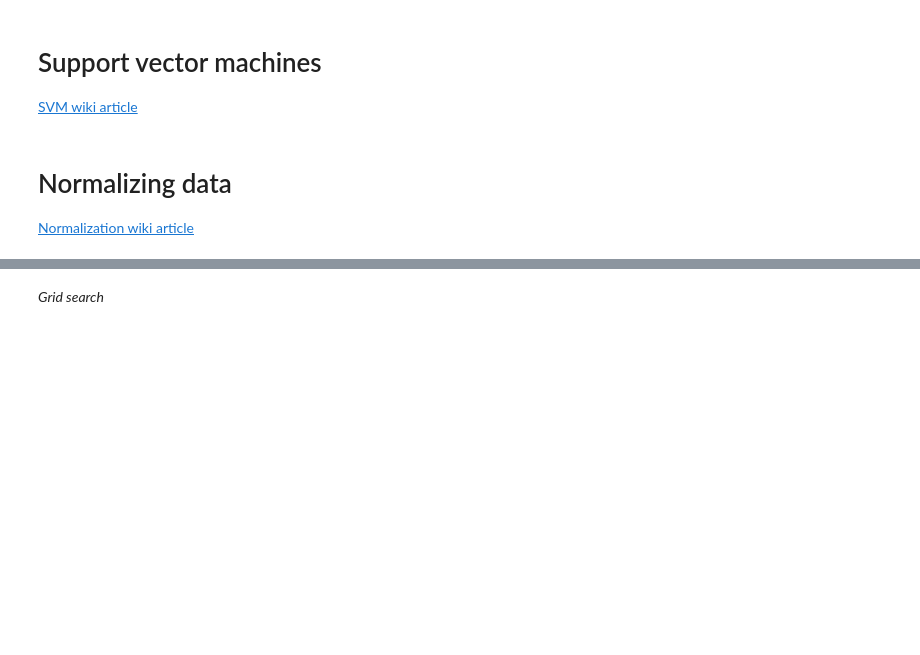
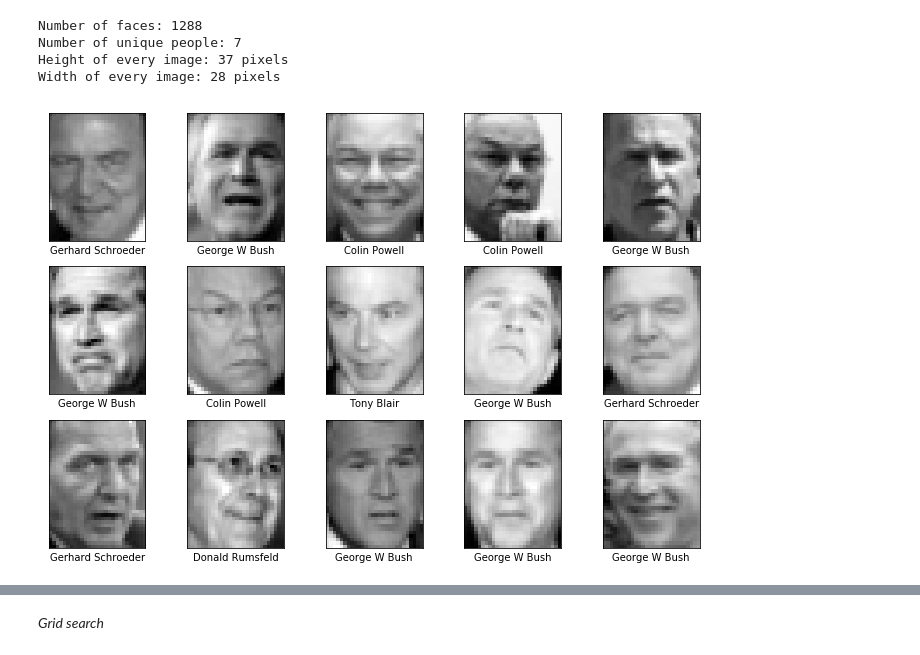
Before and after one commit to kernelmethod/Python-Data-Science-Workshop, a Jupyter notebook: 2. Intro to Machine Learning in Python with Scikit-learn.ipynb, the cells around one changed output, grey strips where cells are left out. Drawn from its saved outputs; the diff is of its cells as text; code cells hidden in the pictures; blank space fills up the shorter version.

```diff
--- a/2. Intro to Machine Learning in Python with Scikit-learn.ipynb
+++ b/2. Intro to Machine Learning in Python with Scikit-learn.ipynb
@@ -24,40 +26,60 @@ In this workshop, we're going to use the [Labeled Faces in the Wild (LFW) datase
 # %%
-from sklearn.datasets import fetch_lfw_people
+%matplotlib inline
+
 import itertools
 import matplotlib.pyplot as plt
 import numpy as np
+import time
+from scipy.stats             import multivariate_normal
+from sklearn.decomposition   import PCA
+from sklearn.preprocessing   import StandardScaler
+from sklearn.svm             import SVC
+from sklearn.pipeline        import Pipeline
+from sklearn.model_selection import train_test_split, KFold, GridSearchCV
+from sklearn.datasets        import fetch_lfw_people
+
+########## Helper functions
+def square_axes(ax, data, expansion_factor=1.05):
+    # Change limits of plot axes to center on the input dataset, and to put the
+    # x-axis and y-axis on the same scale
+    m        = np.mean(data)
+    max_dist = max([np.linalg.norm(u-m) for u in data]) * expansion_factor
+    lims     = [m-max_dist, m+max_dist]
+    try:    ax.set_xlim(lims); ax.set_ylim(lims)
+    except: ax.xlim(lims); ax.ylim(lims)
+##########################
 
 lfw_people = fetch_lfw_people(min_faces_per_person=70, resize=0.3)
 
 # Get the number of images, as well as the height and width (in pixels) of each image
 n_samples, h, w = lfw_people.images.shape
 
 # Separate data into images and labels
 X = lfw_people.data
 y = lfw_people.target
 
 print("Number of faces:", n_samples)
 print("Number of unique people:", len(lfw_people.target_names))
 print("Height of every image:", h, "pixels")
 print("Width of every image:", w, "pixels")
 
 # Plot some randomly selected faces
 n_images_x, n_images_y = (5,3)
 fig, axes = plt.subplots(n_images_y, n_images_x, figsize=(12,8))
-rand_choices = np.random.randint(0, high=n_samples, size=n_images_x * n_images_y)
+rand_choices = np.random.choice(n_samples, size=n_images_x * n_images_y)
 
 for (kk, (ii, jj)) in zip(rand_choices, itertools.product(range(n_images_y), range(n_images_x))):
     face = lfw_people.images[kk]
     name = lfw_people.target_names[y[kk]]
     axes[ii,jj].imshow(face, cmap='gray')
     axes[ii,jj].set_xticks([])
     axes[ii,jj].set_yticks([])
     axes[ii,jj].set_xlabel(name)
 
 plt.show()
+# %% [output]
+Number of faces: 1288
+Number of unique people: 7
+Height of every image: 37 pixels
+Width of every image: 28 pixels
+[figure, added]
-# %% [markdown]
-# Support vector machines
-[SVM wiki article](https://en.wikipedia.org/wiki/Support_vector_machine)
-# %% [markdown]
-# Normalizing data <a id="normalization"></a>
-[Normalization wiki article](https://en.wikipedia.org/wiki/Normalization_(statistics))
```
Also changed, not shown: parts of 23 cells of this notebook.
